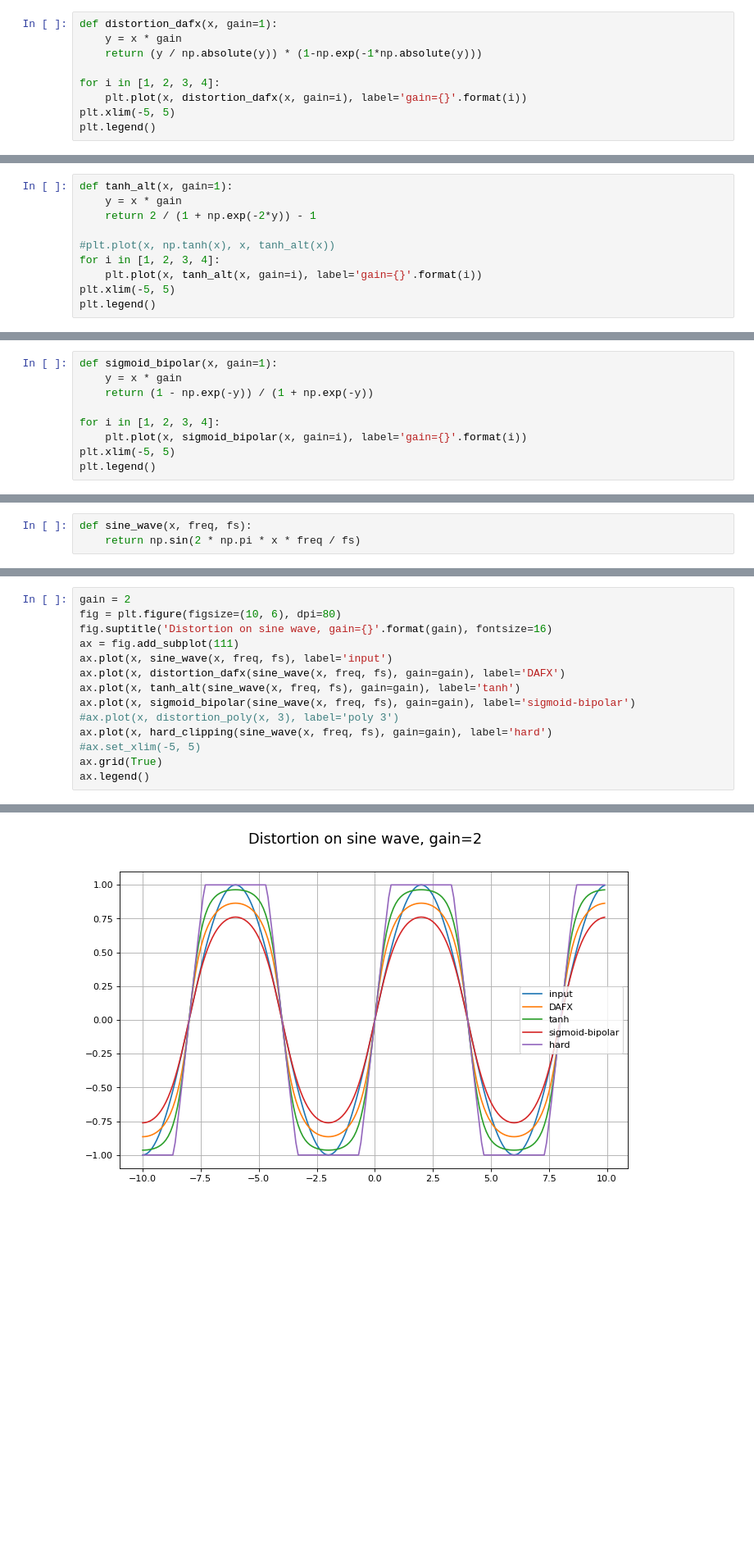
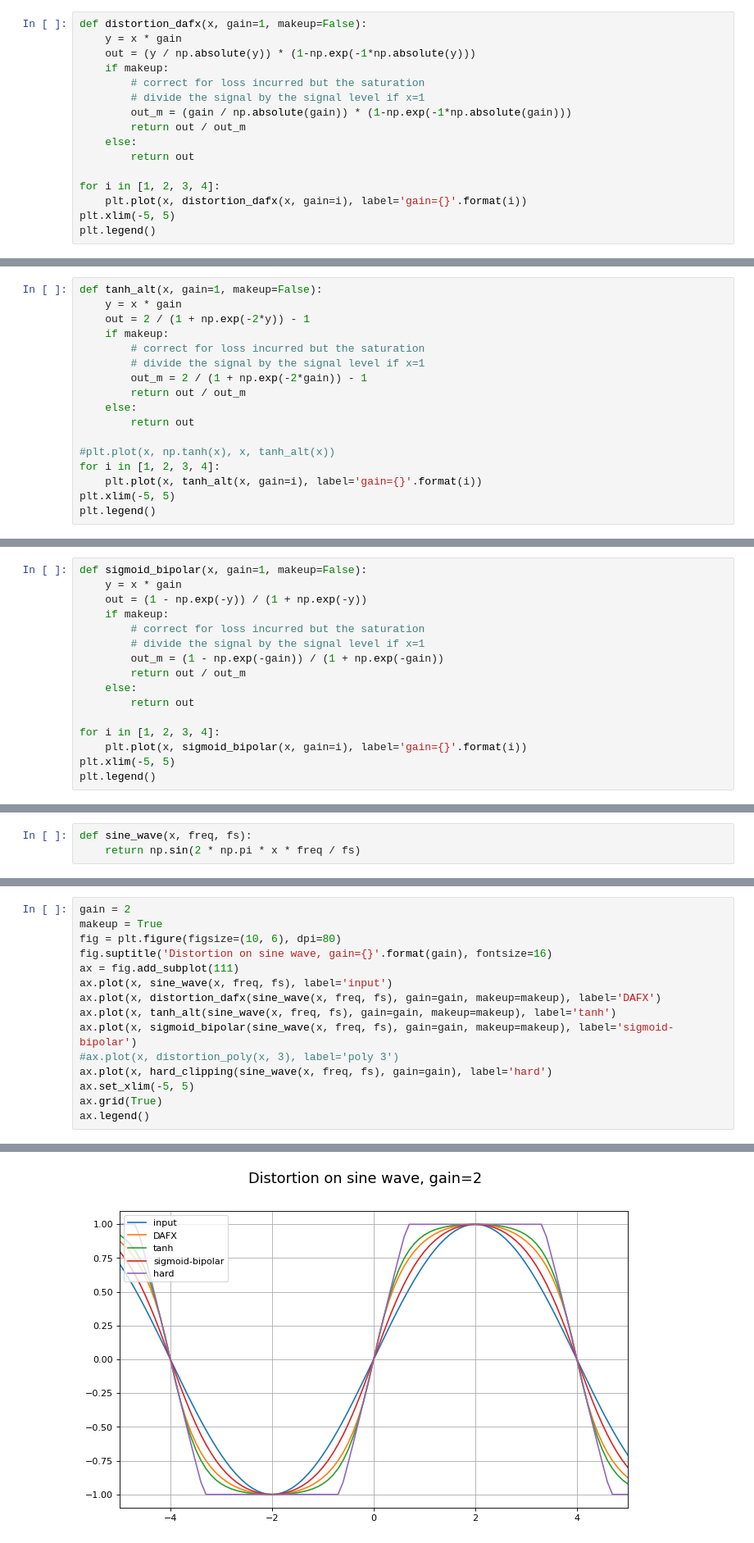
Before and after one commit to letrout/dsp, a Jupyter notebook: doc/distortion.ipynb, the cells around one changed output, grey strips where cells are left out. Shown at 82% size. Cells and saved outputs as stored; diff of their text form; blank space fills up the shorter version.

Commit message:
add option to apply makeup gain to saturation funcs

```diff
--- a/doc/distortion.ipynb
+++ b/doc/distortion.ipynb
@@ -13,9 +13,16 @@ x = np.arange(-10, 10, 0.1)
 #### from DAFX book
 See https://dsp.stackexchange.com/questions/13142/digital-distortion-effect-algorithm
 # %%
-def distortion_dafx(x, gain=1):
+def distortion_dafx(x, gain=1, makeup=False):
     y = x * gain
-    return (y / np.absolute(y)) * (1-np.exp(-1*np.absolute(y)))
+    out = (y / np.absolute(y)) * (1-np.exp(-1*np.absolute(y)))
+    if makeup:
+        # correct for loss incurred but the saturation
+        # divide the signal by the signal level if x=1
+        out_m = (gain / np.absolute(gain)) * (1-np.exp(-1*np.absolute(gain)))
+        return out / out_m
+    else:
+        return out
 
 for i in [1, 2, 3, 4]:
     plt.plot(x, distortion_dafx(x, gain=i), label='gain={}'.format(i))
@@ -27,9 +34,16 @@ plt.legend()
 # %% [markdown]
 #### tanh
 # %%
-def tanh_alt(x, gain=1):
+def tanh_alt(x, gain=1, makeup=False):
     y = x * gain
-    return 2 / (1 + np.exp(-2*y)) - 1
+    out = 2 / (1 + np.exp(-2*y)) - 1
+    if makeup:
+        # correct for loss incurred but the saturation
+        # divide the signal by the signal level if x=1
+        out_m = 2 / (1 + np.exp(-2*gain)) - 1
+        return out / out_m
+    else:
+        return out
 
 #plt.plot(x, np.tanh(x), x, tanh_alt(x))
 for i in [1, 2, 3, 4]:
@@ -42,9 +56,16 @@ plt.legend()
 # %% [markdown]
 #### sigmoid
 # %%
-def sigmoid_bipolar(x, gain=1):
+def sigmoid_bipolar(x, gain=1, makeup=False):
     y = x * gain
-    return (1 - np.exp(-y)) / (1 + np.exp(-y))
+    out = (1 - np.exp(-y)) / (1 + np.exp(-y))
+    if makeup:
+        # correct for loss incurred but the saturation
+        # divide the signal by the signal level if x=1
+        out_m = (1 - np.exp(-gain)) / (1 + np.exp(-gain))
+        return out / out_m
+    else:
+        return out
 
 for i in [1, 2, 3, 4]:
     plt.plot(x, sigmoid_bipolar(x, gain=i), label='gain={}'.format(i))
@@ -143,21 +178,22 @@ plt.plot(x, sine_wave(x, freq, fs))
 [figure]
 # %%
 gain = 2
+makeup = True
 fig = plt.figure(figsize=(10, 6), dpi=80)
 fig.suptitle('Distortion on sine wave, gain={}'.format(gain), fontsize=16)
 ax = fig.add_subplot(111)
 ax.plot(x, sine_wave(x, freq, fs), label='input')
-ax.plot(x, distortion_dafx(sine_wave(x, freq, fs), gain=gain), label='DAFX')
-ax.plot(x, tanh_alt(sine_wave(x, freq, fs), gain=gain), label='tanh')
-ax.plot(x, sigmoid_bipolar(sine_wave(x, freq, fs), gain=gain), label='sigmoid-bipolar')
+ax.plot(x, distortion_dafx(sine_wave(x, freq, fs), gain=gain, makeup=makeup), label='DAFX')
+ax.plot(x, tanh_alt(sine_wave(x, freq, fs), gain=gain, makeup=makeup), label='tanh')
+ax.plot(x, sigmoid_bipolar(sine_wave(x, freq, fs), gain=gain, makeup=makeup), label='sigmoid-bipolar')
 #ax.plot(x, distortion_poly(x, 3), label='poly 3')
 ax.plot(x, hard_clipping(sine_wave(x, freq, fs), gain=gain), label='hard')
-#ax.set_xlim(-5, 5)
+ax.set_xlim(-5, 5)
 ax.grid(True)
 ax.legend()
 # %% [output]
 <matplotlib.legend.Legend at 0x...>
-[figure, old version]
+[figure, new version]
 # %%
 def plot_spectrum(data, fs, ax, power=True, log=False):
     n = len(data)
```
Also changed, not shown: parts of 3 cells of this notebook.
